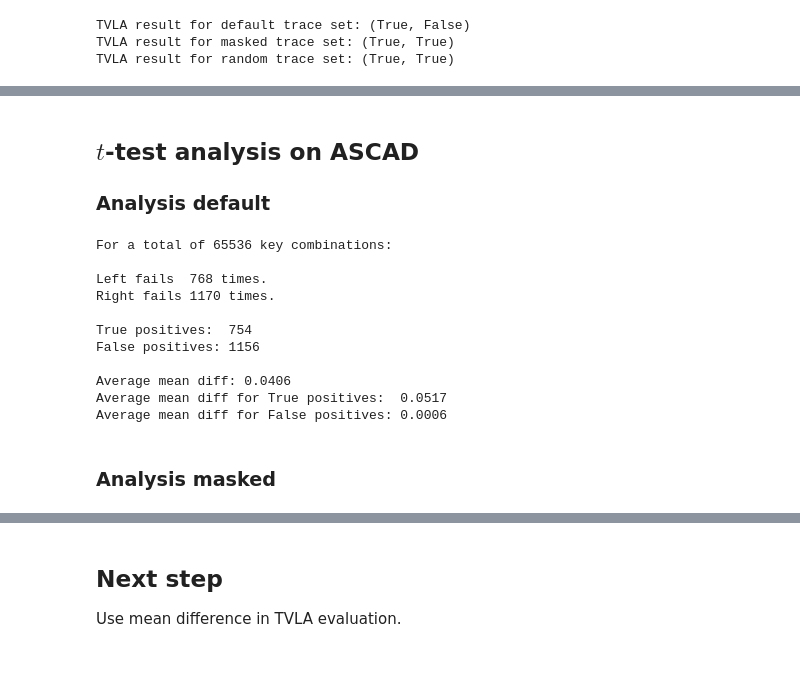
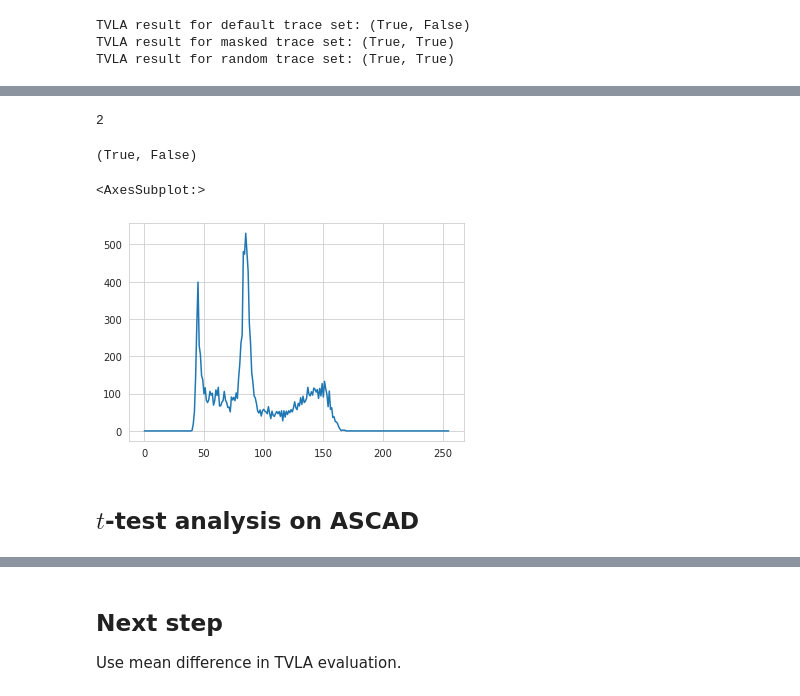
Before and after one commit to ccberg/LA, a Jupyter notebook: books/tvla/t_test.ipynb, the cells around one changed output, grey strips where cells are left out. Saved outputs shown, nothing was run; the diff lists cells and outputs as text; code cells hidden in the pictures; blank space fills up the shorter version.

```diff
--- a/books/tvla/t_test.ipynb
+++ b/books/tvla/t_test.ipynb
@@ -360,0 +367,34 @@ c2_random = cache.np(f"c2_random_{int(PV*100)}", tvla_keys, chi2, mv_random, POI
+# %%
+len(cts.tables)
+# %% [output]
+2
+# %%
+def tables_at_poi(ctables, poi):
+    """
+    Loading ctables for each key into memory uses ~16GiB of mem
+    """
+    res = {}
+    for k, key in tqdm(enumerate(ctables), total=len(ctables)):
+        res[k] = {}
+        for c, cat in enumerate(ctables[key]):
+            res[k][c] = {}
+
+            res[k][c] = np.zeros((len(ctables[key][cat]), poi[1] - poi[0], ctables[key][cat]["slice_0"].shape[1]), dtype=int)
+            for s, slc in enumerate(ctables[key][cat]):
+                res[k][c][s] = np.array(ctables[key][cat][slc][poi[0]:poi[1]])
+    return res
+
+tap_default = tables_at_poi(ct_default, POI)
+tap_masked = tables_at_poi(ct_mask, POI)
+tap_random = tables_at_poi(ct_random, POI)
+
+# TODO tap to tvla for chi2
+# %%
+tvla(chi2, np.array(tap_default[0][0]), np.array(tap_default[208][1]), p=.99, debug=True)
+# %% [output]
+(True, False)
+# %%
+sns.lineplot(data=tap_default[0][0][0][0:50].sum(axis=0))
+# %% [output]
+<AxesSubplot:>
+[figure, added]
@@ -392,20 +454,2 @@ def analyse_tvla(tvla_results, heatmap):
 # %% [markdown]
 ## $t$-test analysis on ASCAD
-
-### Analysis default
-# %%
-analyse_tvla(tks_default, heat_default)
-# %% [output]
-For a total of 65536 key combinations:
-
-Left fails  768 times.
-Right fails 1170 times.
-
-True positives:  754
-False positives: 1156
-
-Average mean diff: 0.0406
-Average mean diff for True positives:  0.0517
-Average mean diff for False positives: 0.0006
-# %% [markdown]
-### Analysis masked
```
Also changed, not shown: parts of 29 cells of this notebook, 2 other files.
